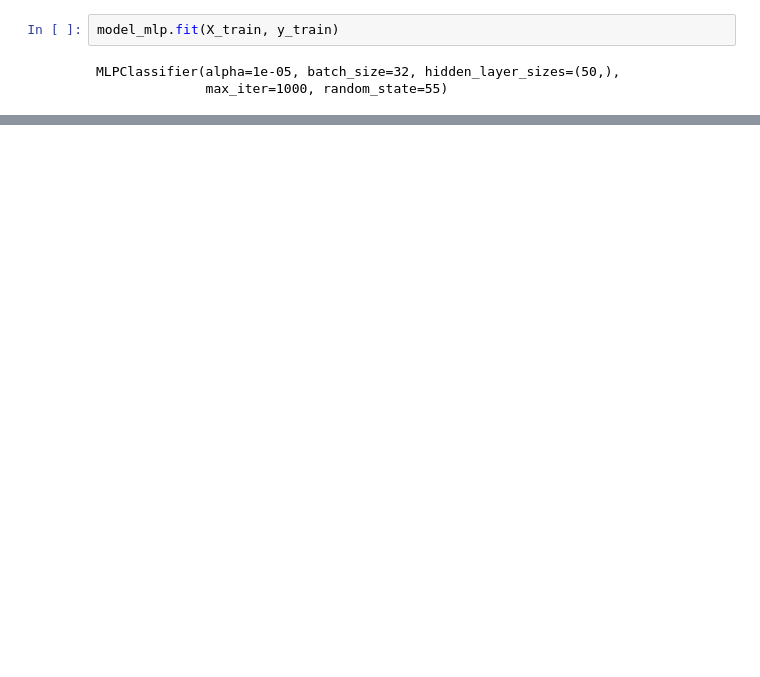
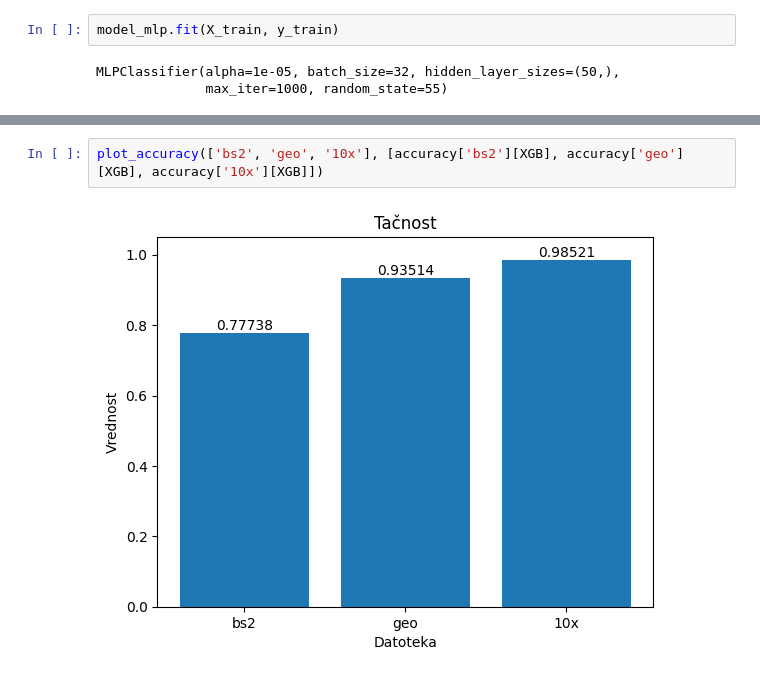
Before and after one commit to bogdans55/ip2-projekat, a Jupyter notebook: models/model_comparison.ipynb, the cells around one changed output, grey strips where cells are left out. Saved outputs shown, nothing was run; the diff lists cells and outputs as text; blank space fills up the shorter version.

```diff
--- a/models/model_comparison.ipynb
+++ b/models/model_comparison.ipynb
@@ -127,0 +245,4 @@ MLPClassifier(alpha=1e-05, batch_size=32, hidden_layer_sizes=(50,),
+# %%
+plot_accuracy(['bs2', 'geo', '10x'], [accuracy['bs2'][XGB], accuracy['geo'][XGB], accuracy['10x'][XGB]])
+# %% [output]
+[figure, added]
```
Also changed, not shown: parts of 23 cells of this notebook.
